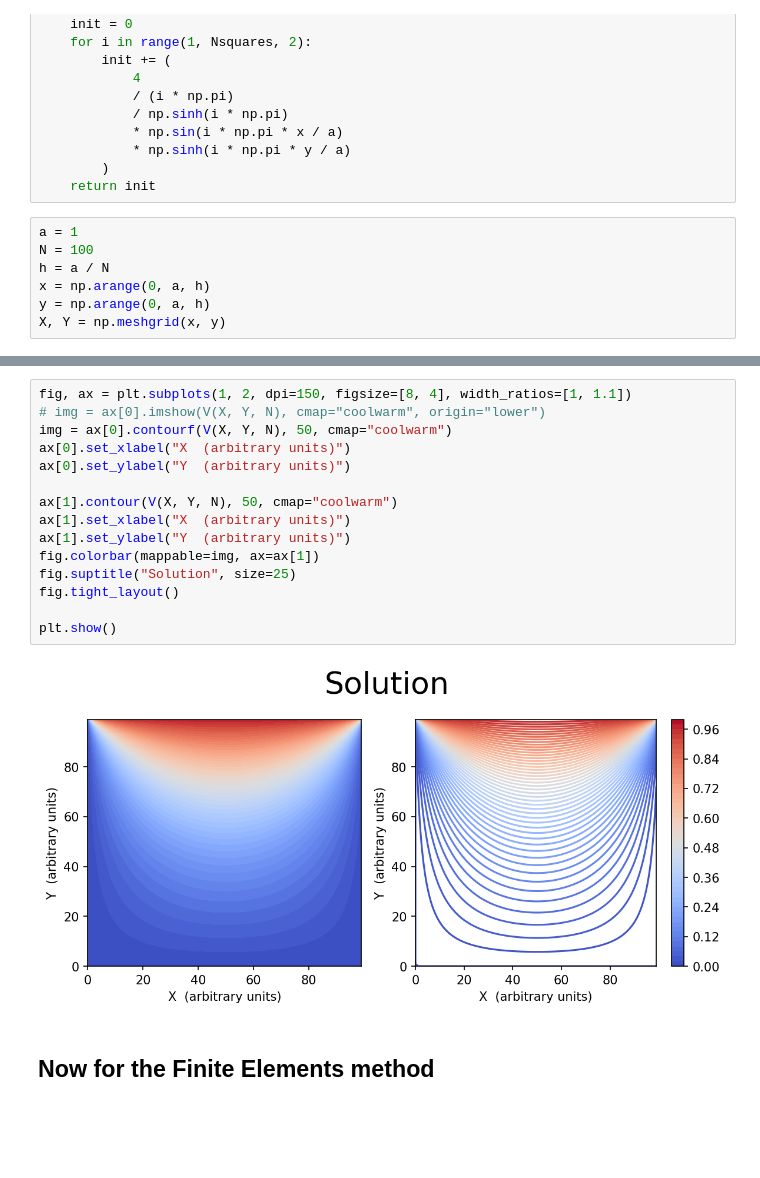
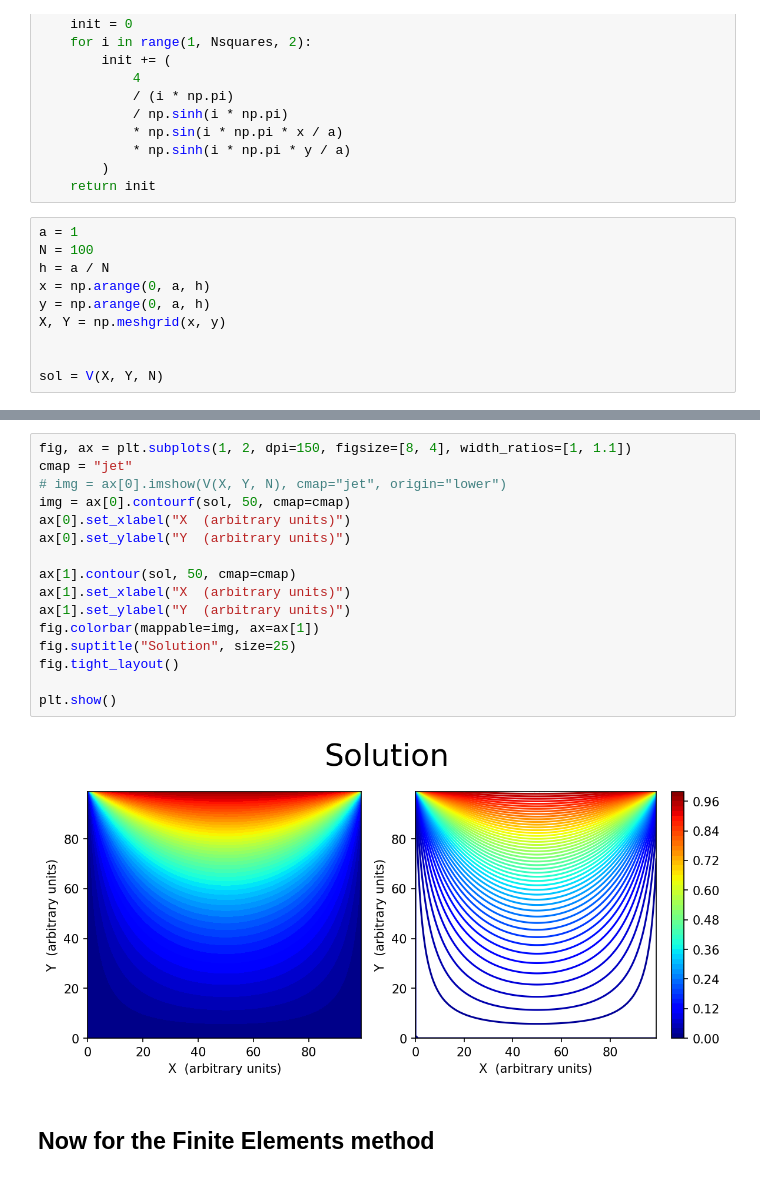
Before and after one commit to GuillermoFidalgo/UA-EM-1, a Jupyter notebook: Finite_elements.ipynb, the cells around one changed output, grey strips where cells are left out. Drawn from its saved outputs; the diff is of its cells as text; blank space fills up the shorter version.

```diff
--- a/Finite_elements.ipynb
+++ b/Finite_elements.ipynb
@@ -93,3 +93,6 @@ h = a / N
 x = np.arange(0, a, h)
 y = np.arange(0, a, h)
 X, Y = np.meshgrid(x, y)
+
+
+sol = V(X, Y, N)
@@ -101,19 +99,20 @@ V(X, Y, N)
 # %%
 fig, ax = plt.subplots(1, 2, dpi=150, figsize=[8, 4], width_ratios=[1, 1.1])
-# img = ax[0].imshow(V(X, Y, N), cmap="coolwarm", origin="lower")
-img = ax[0].contourf(V(X, Y, N), 50, cmap="coolwarm")
+cmap = "jet"
+# img = ax[0].imshow(V(X, Y, N), cmap="jet", origin="lower")
+img = ax[0].contourf(sol, 50, cmap=cmap)
 ax[0].set_xlabel("X  (arbitrary units)")
 ax[0].set_ylabel("Y  (arbitrary units)")
 
-ax[1].contour(V(X, Y, N), 50, cmap="coolwarm")
+ax[1].contour(sol, 50, cmap=cmap)
 ax[1].set_xlabel("X  (arbitrary units)")
 ax[1].set_ylabel("Y  (arbitrary units)")
 fig.colorbar(mappable=img, ax=ax[1])
 fig.suptitle("Solution", size=25)
 fig.tight_layout()
 
 plt.show()
 # %% [output]
-[figure, old version]
+[figure, new version]
 # %% [markdown]
 ## Now for the Finite Elements method
```
Also changed, not shown: parts of 4 cells of this notebook, 3 other files.
